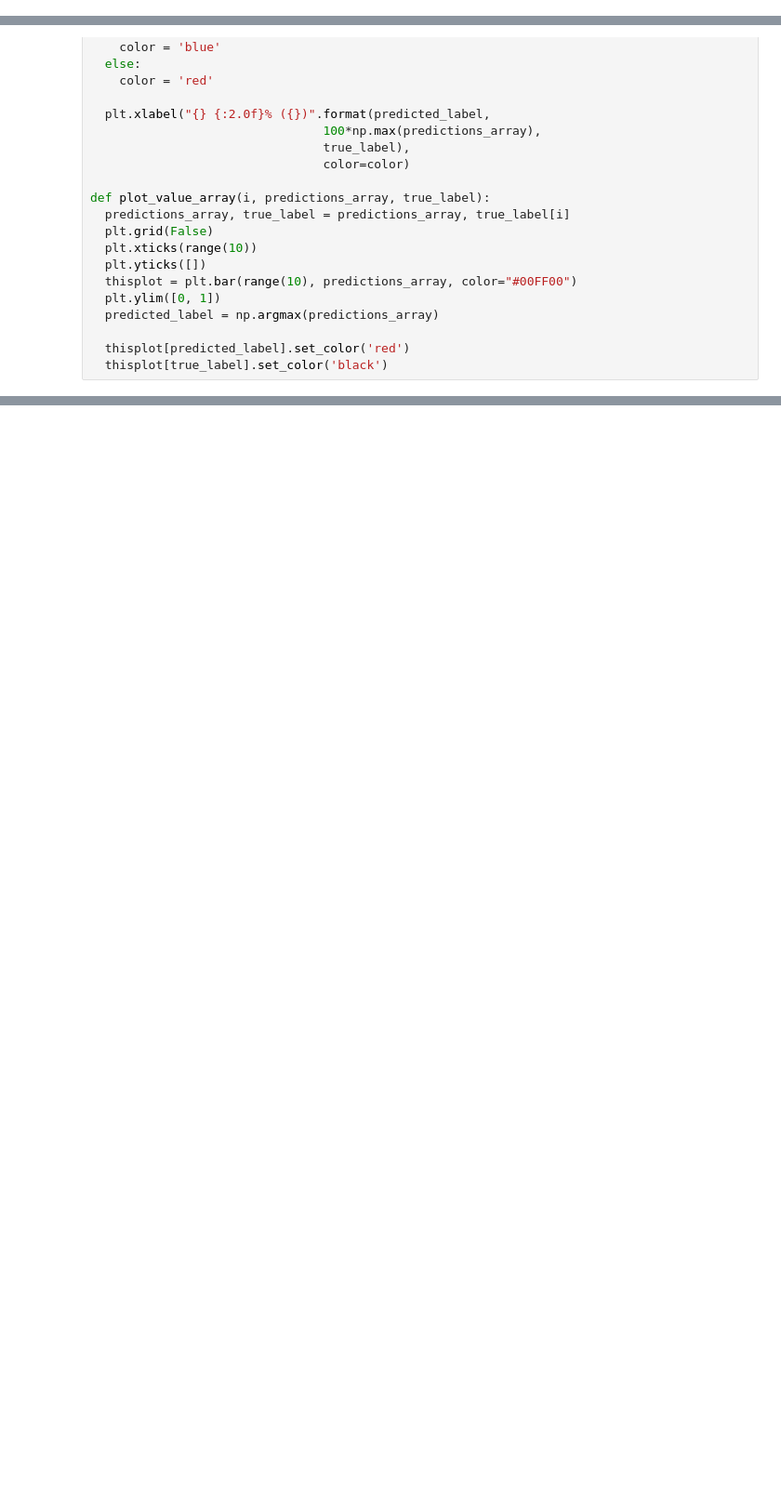
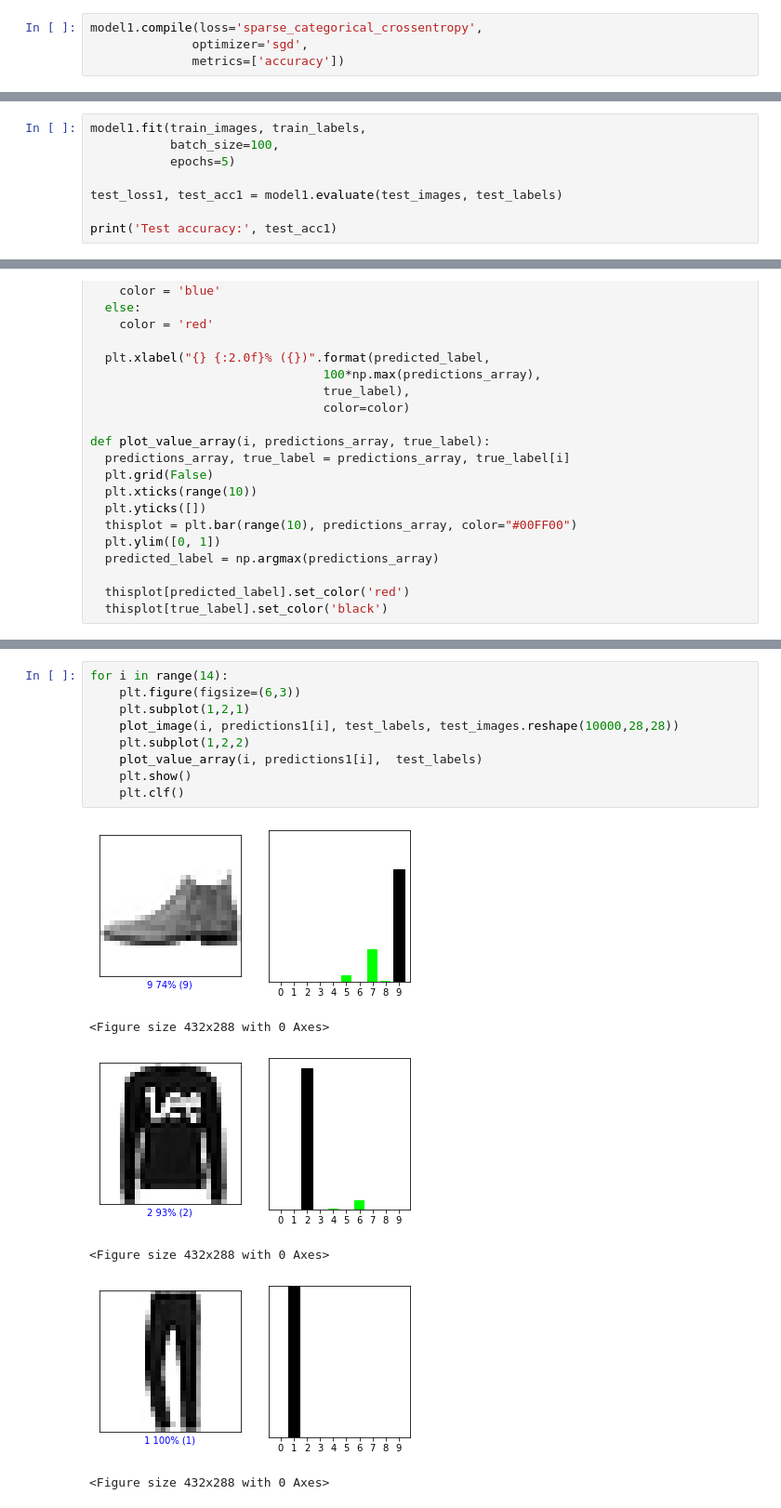
Before and after one commit to ElenaGomezB/AA_PRACTICA1_GRUPO_10, a Jupyter notebook: Practica2.ipynb, the cells around one changed output, grey strips where cells are left out. Shown: that part at 93% size. Drawn from its saved outputs; the diff is of its cells as text; blank space fills up the shorter version.

```diff
--- a/Practica2.ipynb
+++ b/Practica2.ipynb
@@ -391,0 +401,4 @@ print(predictions2)
+# %%
+model1.compile(loss='sparse_categorical_crossentropy',
+              optimizer='sgd',
+              metrics=['accuracy'])
@@ -391,0 +431,8 @@ print(predictions2)
+# %%
+model1.fit(train_images, train_labels,
+           batch_size=100,
+           epochs=5)
+
+test_loss1, test_acc1 = model1.evaluate(test_images, test_labels)
+
+print('Test accuracy:', test_acc1)
@@ -448,0 +763,16 @@ def plot_value_array(i, predictions_array, true_label):
+# %%
+for i in range(14):
+    plt.figure(figsize=(6,3))
+    plt.subplot(1,2,1)
+    plot_image(i, predictions1[i], test_labels, test_images.reshape(10000,28,28))
+    plt.subplot(1,2,2)
+    plot_value_array(i, predictions1[i],  test_labels)
+    plt.show()
+    plt.clf()
+# %% [output]
+[figure, added]
+<Figure size 432x288 with 0 Axes>
+[figure, added]
+<Figure size 432x288 with 0 Axes>
+[figure, added]
+<Figure size 432x288 with 0 Axes>
```
Also changed, not shown: parts of 133 cells of this notebook.
